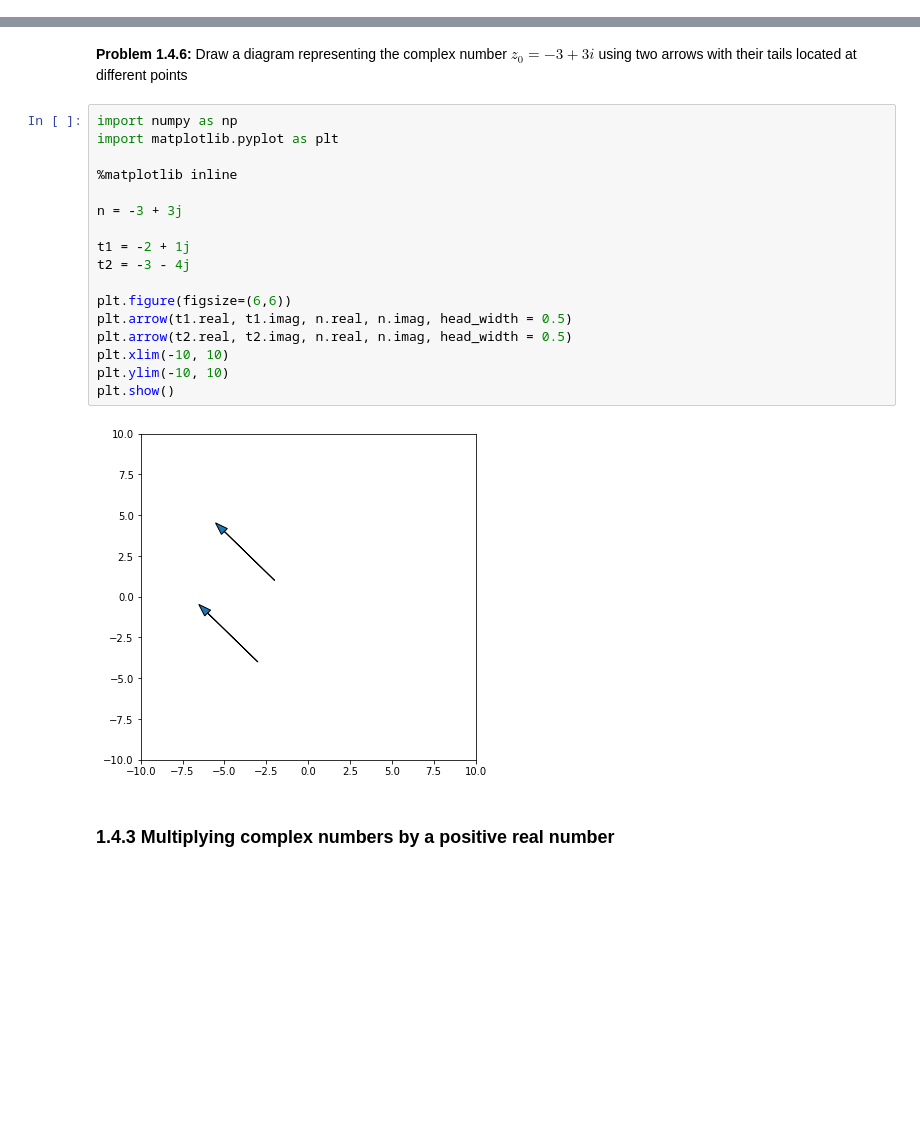
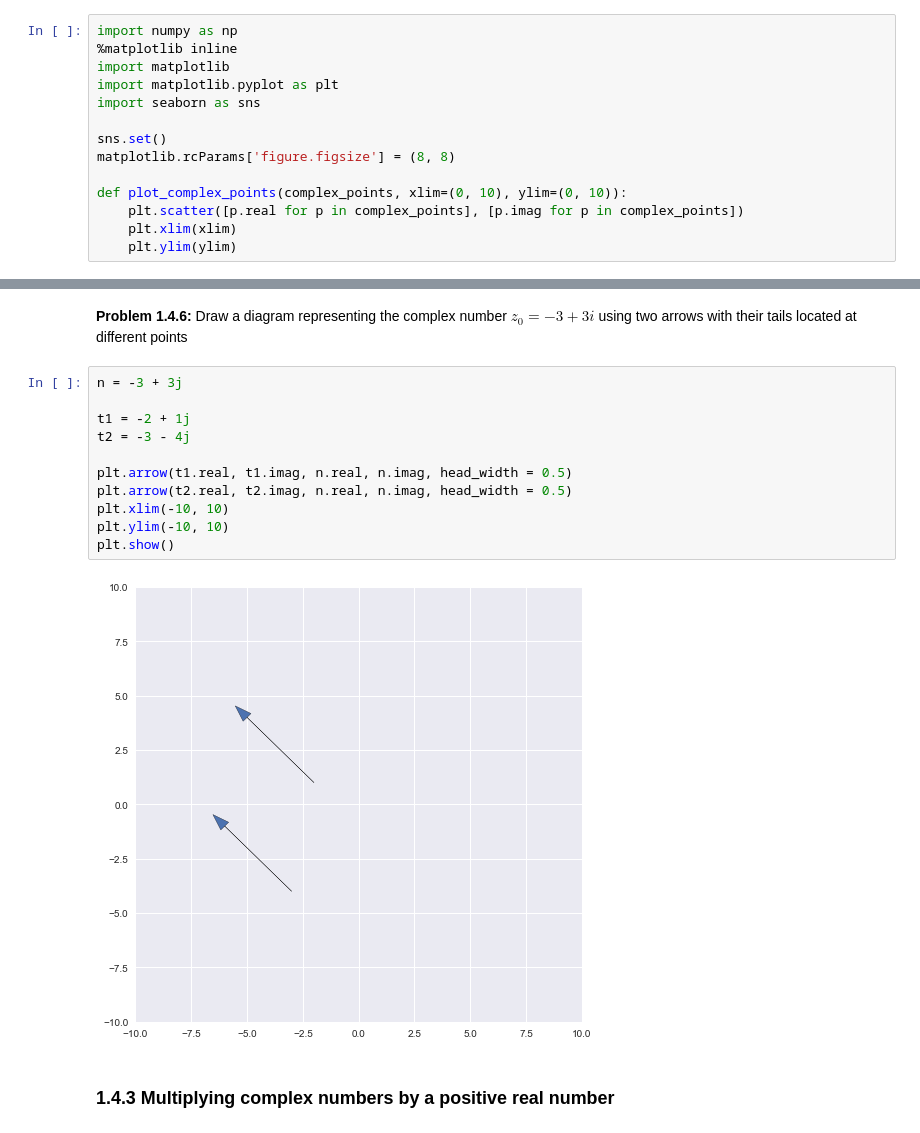
Before and after one commit to khiner/notebooks, a Jupyter notebook: coding_the_matrix/chapter_1/chapter_1.ipynb, the cells around one changed output, grey strips where cells are left out. Drawn from its saved outputs; the diff is of its cells as text; blank space fills up the shorter version.

```diff
--- a/coding_the_matrix/chapter_1/chapter_1.ipynb
+++ b/coding_the_matrix/chapter_1/chapter_1.ipynb
@@ -71,4 +71,18 @@ from plotting import plot
 # %% [markdown]
 Next, plot the points in `S` as follows:
+# %%
+import numpy as np
+%matplotlib inline
+import matplotlib
+import matplotlib.pyplot as plt
+import seaborn as sns
+
+sns.set()
+matplotlib.rcParams['figure.figsize'] = (8, 8)
+
+def plot_complex_points(complex_points, xlim=(0, 10), ylim=(0, 10)):
+    plt.scatter([p.real for p in complex_points], [p.imag for p in complex_points])
+    plt.xlim(xlim)
+    plt.ylim(ylim)
 # %%
 S = {2 + 2j, 3 + 2j, 1.75 + 1j, 2 + 1j, 2.25 + 1j, 2.5 + 1j, 2.75 + 1j, 3 + 1j, 3.25 + 1j}
@@ -112,23 +130,17 @@ $z_2 + (z_2 - z_1) = 2z_2 - z_1 \neq z_1$
 # %% [markdown]
 **Problem 1.4.6:** Draw a diagram representing the complex number $z_0 = -3 + 3i$ using two arrows with their tails located at different points
 # %%
-import numpy as np
-import matplotlib.pyplot as plt
-
-%matplotlib inline
-
 n = -3 + 3j
 
 t1 = -2 + 1j
 t2 = -3 - 4j
 
-plt.figure(figsize=(6,6))
 plt.arrow(t1.real, t1.imag, n.real, n.imag, head_width = 0.5)
 plt.arrow(t2.real, t2.imag, n.real, n.imag, head_width = 0.5)
 plt.xlim(-10, 10)
 plt.ylim(-10, 10)
 plt.show()
 # %% [output]
-[figure, old version]
+[figure, new version]
 # %% [markdown]
 ### 1.4.3 Multiplying complex numbers by a positive real number
```
Also changed, not shown: parts of 108 cells of this notebook, 14 other files.
